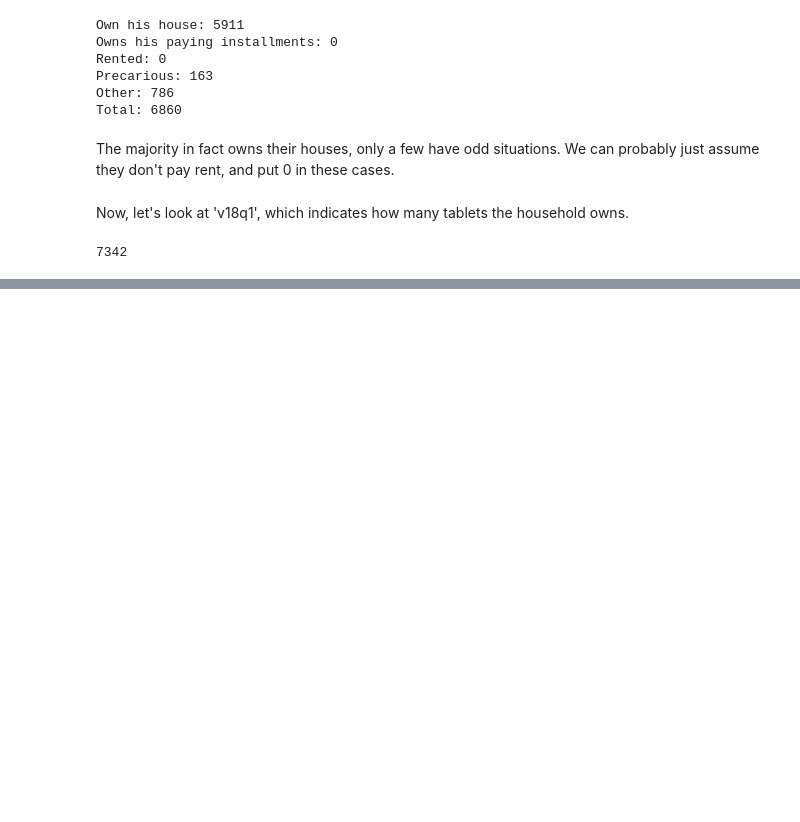
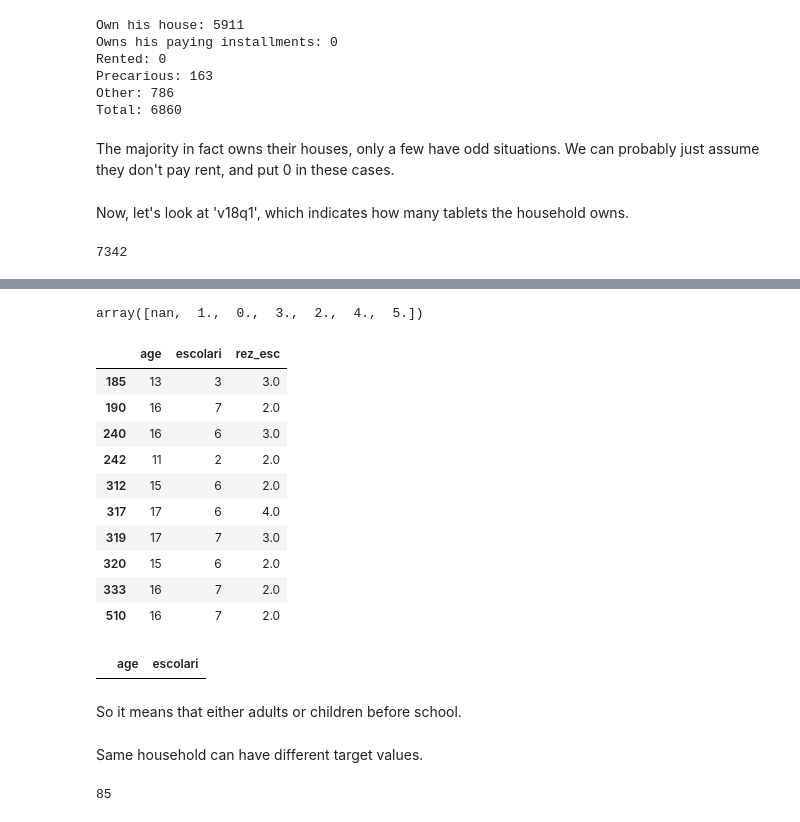
Before and after one commit to jchudb93/kaggle-costa-rican-household, a Jupyter notebook: notebooks/JC-01-EDA.ipynb, the cells around one changed output, grey strips where cells are left out. Drawn from its saved outputs; the diff is of its cells as text; code cells hidden in the pictures; blank space fills up the shorter version.

```diff
--- a/notebooks/JC-01-EDA.ipynb
+++ b/notebooks/JC-01-EDA.ipynb
@@ -303,0 +338,25 @@ data['v18q1'].isna().sum()
+# %%
+data['rez_esc'].unique()
+# %% [output]
+array([nan,  1.,  0.,  3.,  2.,  4.,  5.])
+# %%
+data[data['rez_esc']>1][['age','escolari','rez_esc']].head(10)
+# %% [output]
+|  | age | escolari | rez_esc |
+| 185 | 13 | 3 | 3.0 |
+| 190 | 16 | 7 | 2.0 |
+| 240 | 16 | 6 | 3.0 |
+| 242 | 11 | 2 | 2.0 |
+| 312 | 15 | 6 | 2.0 |
+| 317 | 17 | 6 | 4.0 |
+| 319 | 17 | 7 | 3.0 |
+| 320 | 15 | 6 | 2.0 |
+| 333 | 16 | 7 | 2.0 |
+| 510 | 16 | 7 | 2.0 |
+# %%
+rez_esc_nan = data[data['rez_esc'].isnull()]
+rez_esc_nan[(rez_esc_nan['age']<18) & rez_esc_nan['escolari']>0][['age', 'escolari']]
+# %% [output]
+|  | age | escolari |
+# %% [markdown]
+So it means that either adults or children before school.
@@ -303,0 +365,2 @@ data['v18q1'].isna().sum()
+# %% [markdown]
+Same household can have different target values.
@@ -303,0 +378,4 @@ data['v18q1'].isna().sum()
+# %%
+len(set(weird))
+# %% [output]
+85
```
Also changed, not shown: parts of 17 cells of this notebook, 2 other files.
